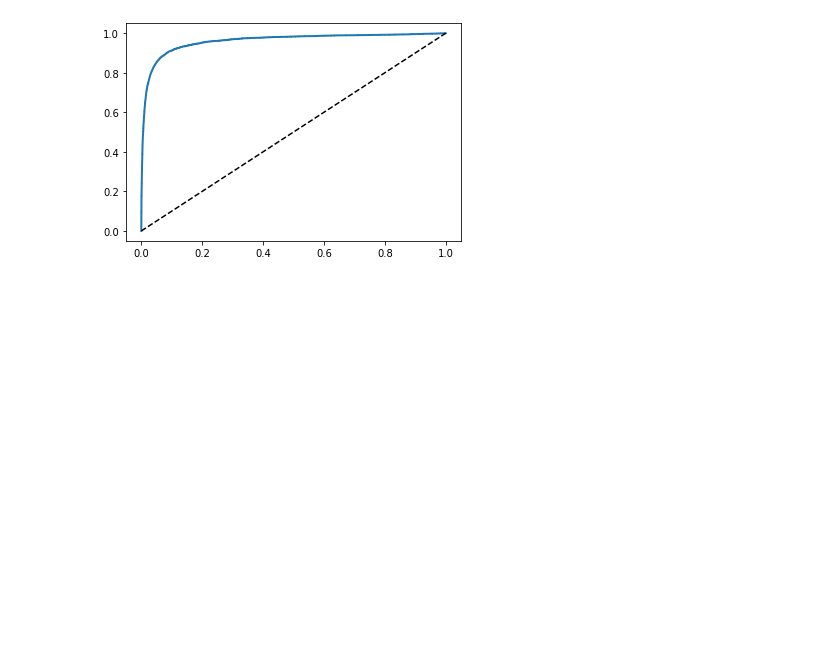
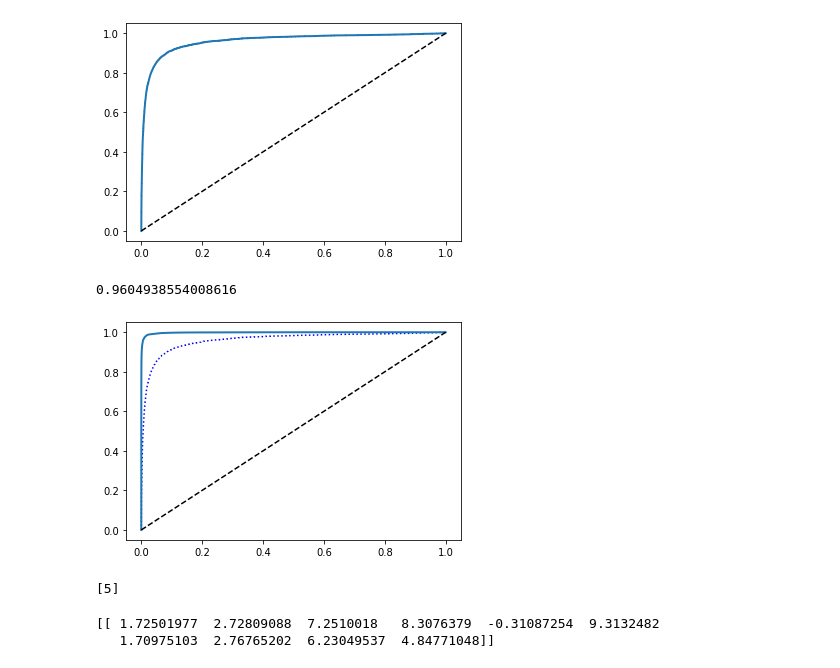
Before and after one commit to kimhwijin/HandsOnMachineLearing, a Jupyter notebook: Classifier_3.ipynb, the cells around one changed output. Saved outputs shown, nothing was run; the diff lists cells and outputs as text; code cells hidden in the pictures; blank space fills up the shorter version.

Commit message:
svm multi classifier

```diff
--- a/Classifier_3.ipynb
+++ b/Classifier_3.ipynb
@@ -180,3 +179,47 @@ plot_roc_curve(fpr, tpr)
 plt.show()
 # %% [output]
 [figure]
+# %%
+#AUC로 분류기 성능측정
+from sklearn.metrics import roc_auc_score
+print(roc_auc_score(y_train_5, y_scores))
+# %% [output]
+0.9604938554008616
+# %%
+#RandomForestClassifier을 훈련시켜 SGDClassifier의 ROC곡선과 ROC AUC점수를 비교한다.
+from sklearn.ensemble import RandomForestClassifier
+
+#모델생성
+forest_clf = RandomForestClassifier(random_state=42)
+#훈련
+y_probas_forest = cross_val_predict(forest_clf, X_train, y_train_5, cv=5, method="predict_proba")
+# %%
+#양성 클래스에 대한 확률을 점수로 사용한다.
+y_scores_forest = y_probas_forest[:, 1]
+fpr_forest, tpr_forset, thresholds_forest = roc_curve(y_train_5, y_scores_forest)
+
+#곡선을 그린다
+plt.plot(fpr, tpr, "b:", label="SGD")
+plot_roc_curve(fpr_forest, tpr_forset, "random forest")
+plt.show()
+
+#Random forest classifier가 훨씬 좋은 모습을 보여준다.
+# %% [output]
+[figure, added]
+# %%
+#SVM을 통해서 다중 분류기 테스트
+from sklearn.svm import SVC
+svm_clf = SVC()
+#내부적으로 N (N-1) 개의 이진 분류기 생성
+svm_clf.fit(X_train, y_train)
+print(svm_clf.predict([some_digit]))
+# %% [output]
+[5]
+# %%
+#각 클래스의 결정 점수 확인
+some_digit_scores = svm_clf.decision_function([some_digit])
+print(some_digit_scores)
+#9.xx인 가장높은점수가 5
+# %% [output]
+[[ 1.72501977  2.72809088  7.2510018   8.3076379  -0.31087254  9.3132482
+   1.70975103  2.76765202  6.23049537  4.84771048]]
```
Also changed, not shown: parts of 2 cells of this notebook.
